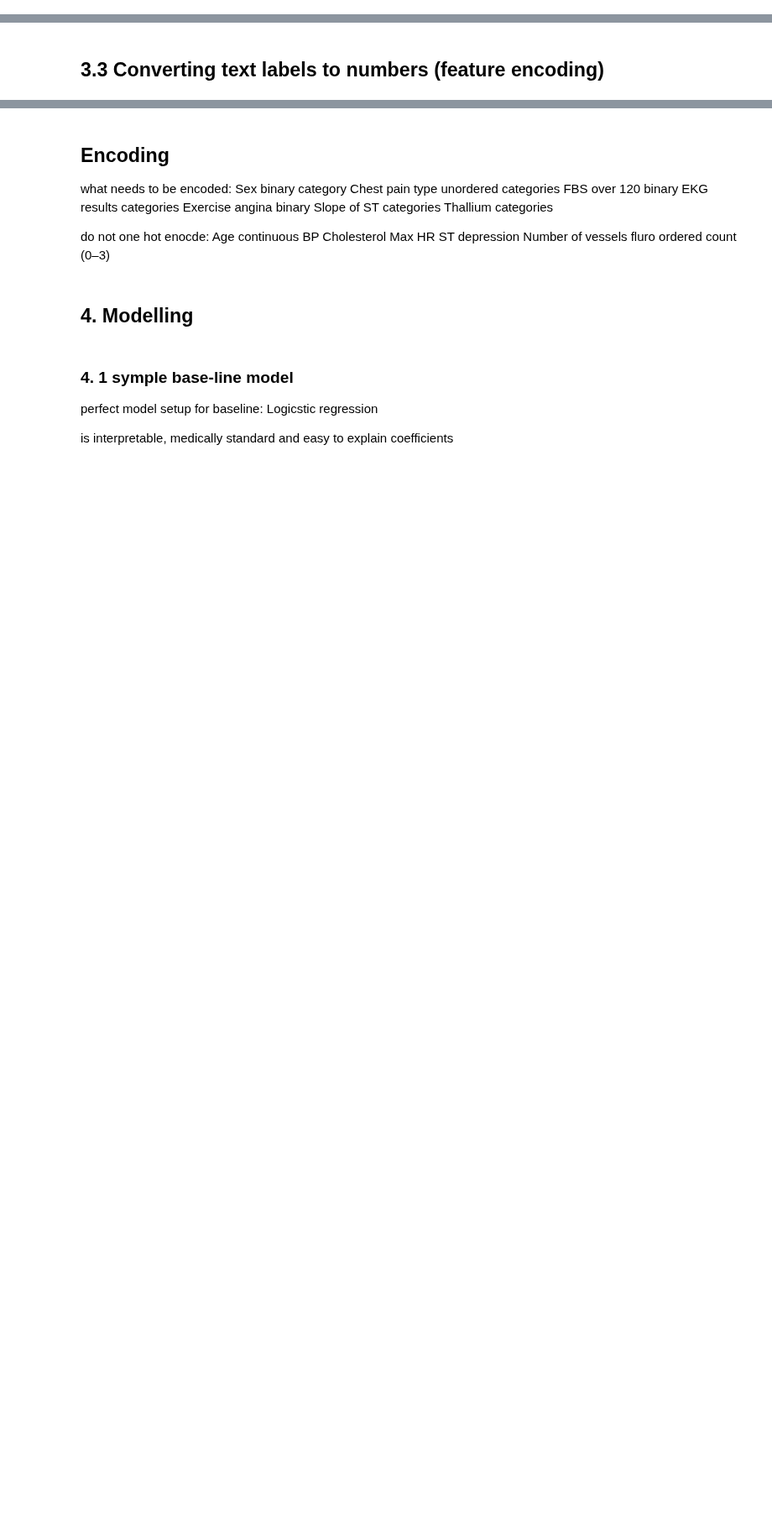
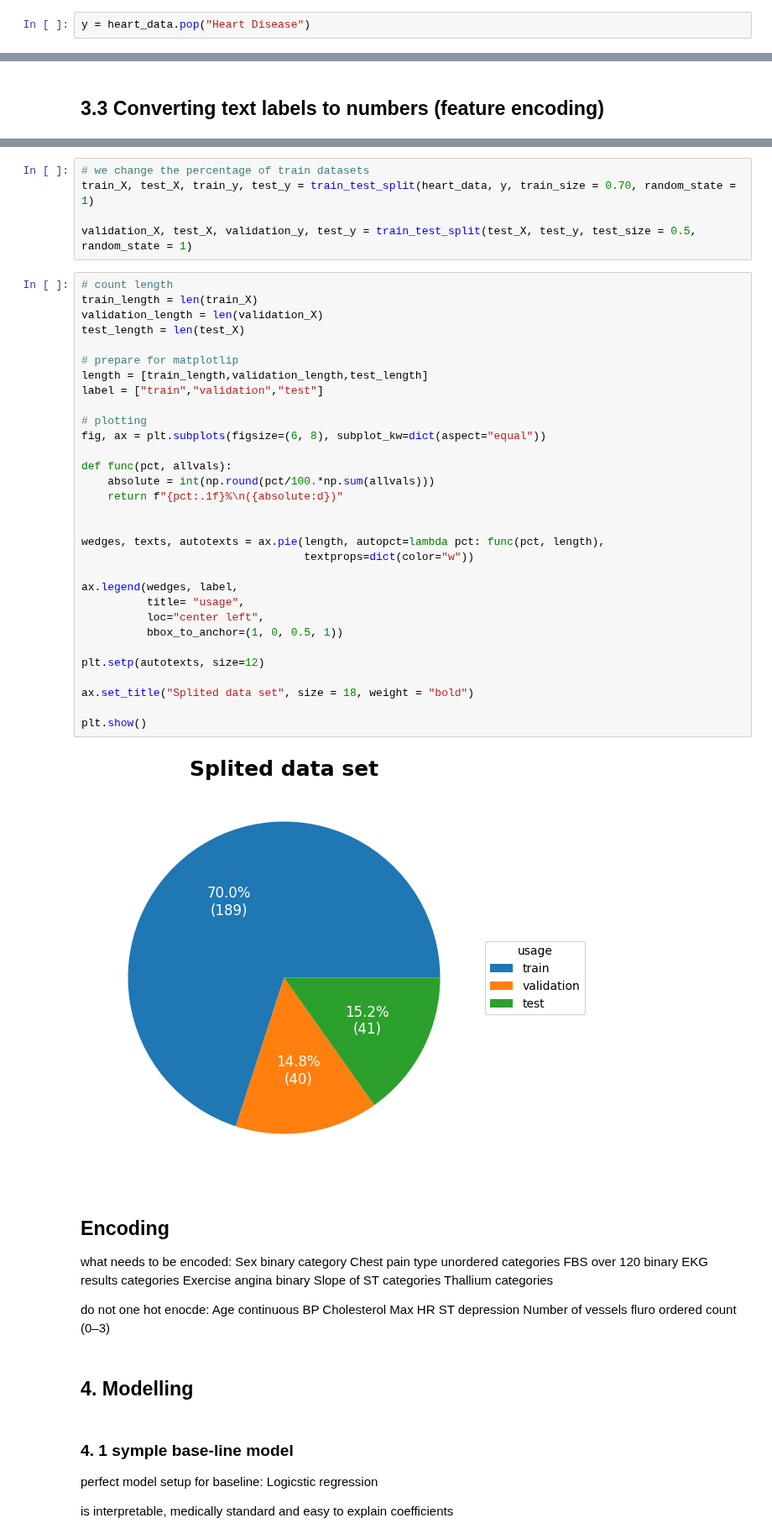
Before and after one commit to micheleishere/CO2, a Jupyter notebook: Project_CO2_main.ipynb, the cells around one changed output, grey strips where cells are left out. Shown at 84% size. Saved outputs shown, nothing was run; the diff lists cells and outputs as text; blank space fills up the shorter version.

```diff
--- a/Project_CO2_main.ipynb
+++ b/Project_CO2_main.ipynb
@@ -120,0 +76,2 @@ dtype: int64
+# %%
+y = heart_data.pop("Heart Disease")
@@ -127,3 +94,41 @@ dtype: int64
+# %%
+# we change the percentage of train datasets
+train_X, test_X, train_y, test_y = train_test_split(heart_data, y, train_size = 0.70, random_state = 1)
+
+validation_X, test_X, validation_y, test_y = train_test_split(test_X, test_y, test_size = 0.5, random_state = 1)
+# %%
+# count length
+train_length = len(train_X)
+validation_length = len(validation_X)
+test_length = len(test_X)
+
+# prepare for matplotlip
+length = [train_length,validation_length,test_length]
+label = ["train","validation","test"]
+
+# plotting
+fig, ax = plt.subplots(figsize=(6, 8), subplot_kw=dict(aspect="equal"))
+
+def func(pct, allvals):
+    absolute = int(np.round(pct/100.*np.sum(allvals)))
+    return f"{pct:.1f}%\n({absolute:d})"
+
+
+wedges, texts, autotexts = ax.pie(length, autopct=lambda pct: func(pct, length),
+                                  textprops=dict(color="w"))
+
+ax.legend(wedges, label,
+          title= "usage",
+          loc="center left",
+          bbox_to_anchor=(1, 0, 0.5, 1))
+
+plt.setp(autotexts, size=12)
+
+ax.set_title("Splited data set", size = 18, weight = "bold")
+
+plt.show()
+# %% [output]
+[figure, added]
 # %% [markdown]
 ## Encoding
 
```
Also changed, not shown: parts of 7 cells of this notebook.
